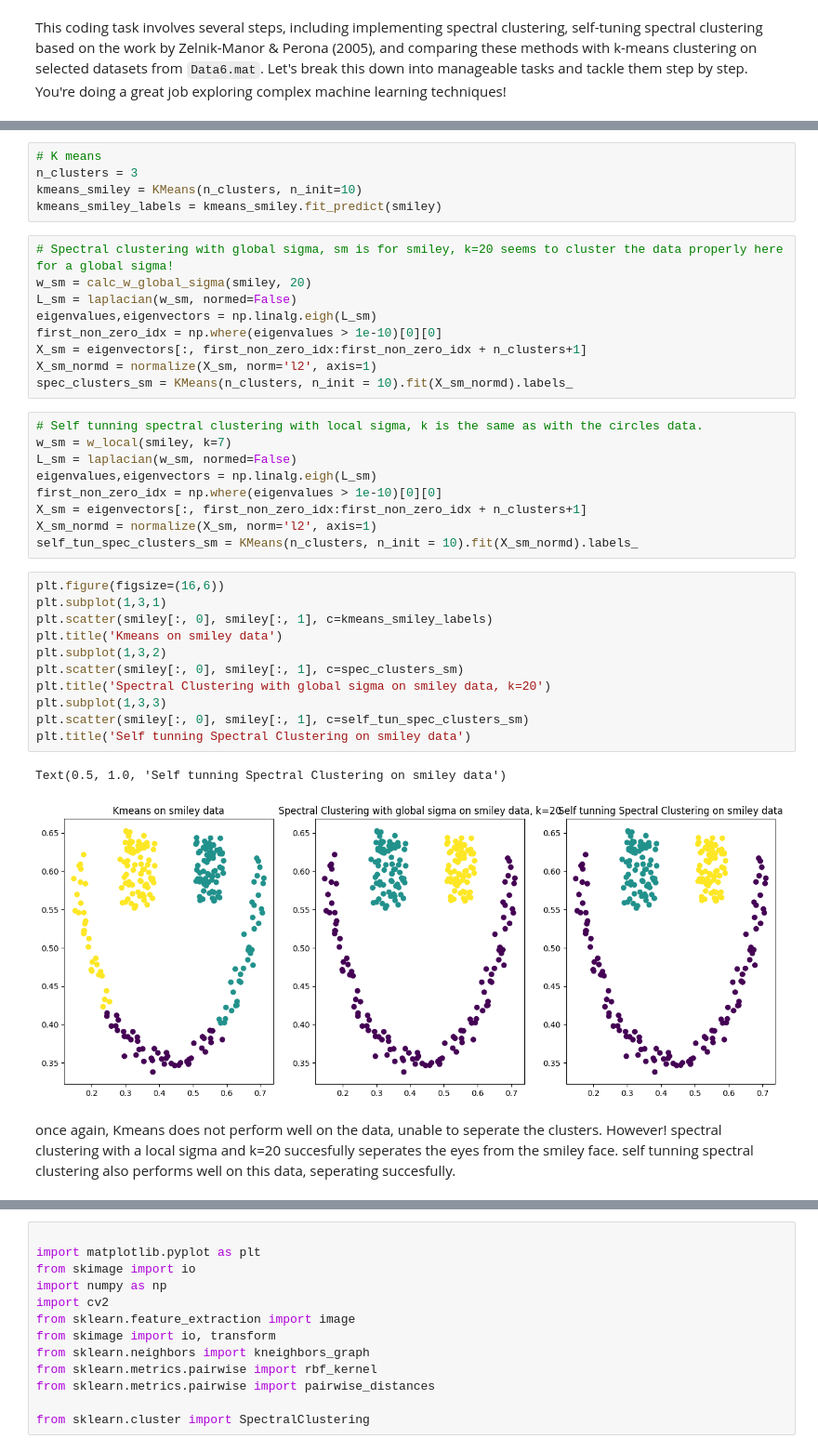
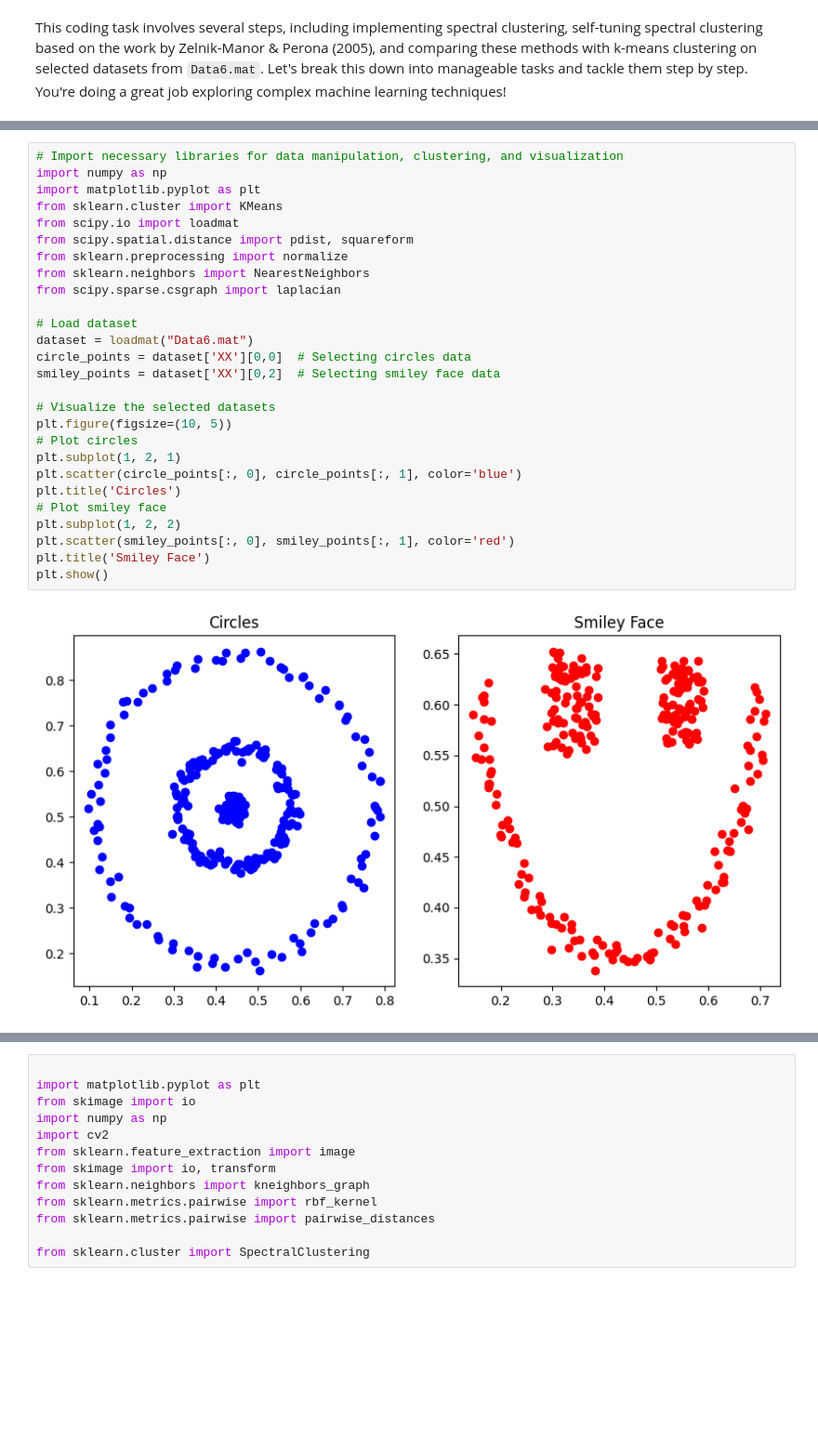
Before and after one commit to AvivGelfand/Geometry-of-Information-Course, a Jupyter notebook: Ex3_GOI.ipynb, the cells around one changed output, grey strips where cells are left out. Shown at 93% size. Drawn from its saved outputs; the diff is of its cells as text; blank space fills up the shorter version.

```diff
--- a/Ex3_GOI.ipynb
+++ b/Ex3_GOI.ipynb
@@ -328,40 +234,29 @@ once we introduce the local sigma with self tunning spectral clustering, the sha
-# %%
-# K means
-n_clusters = 3
-kmeans_smiley = KMeans(n_clusters, n_init=10)
-kmeans_smiley_labels = kmeans_smiley.fit_predict(smiley)
-# %%
-# Spectral clustering with global sigma, sm is for smiley, k=20 seems to cluster the data properly here for a global sigma!
-w_sm = calc_w_global_sigma(smiley, 20)
-L_sm = laplacian(w_sm, normed=False)
-eigenvalues,eigenvectors = np.linalg.eigh(L_sm)
-first_non_zero_idx = np.where(eigenvalues > 1e-10)[0][0]
-X_sm = eigenvectors[:, first_non_zero_idx:first_non_zero_idx + n_clusters+1]
-X_sm_normd = normalize(X_sm, norm='l2', axis=1)
-spec_clusters_sm = KMeans(n_clusters, n_init = 10).fit(X_sm_normd).labels_
-# %%
-# Self tunning spectral clustering with local sigma, k is the same as with the circles data.
-w_sm = w_local(smiley, k=7)
-L_sm = laplacian(w_sm, normed=False)
-eigenvalues,eigenvectors = np.linalg.eigh(L_sm)
-first_non_zero_idx = np.where(eigenvalues > 1e-10)[0][0]
-X_sm = eigenvectors[:, first_non_zero_idx:first_non_zero_idx + n_clusters+1]
-X_sm_normd = normalize(X_sm, norm='l2', axis=1)
-self_tun_spec_clusters_sm = KMeans(n_clusters, n_init = 10).fit(X_sm_normd).labels_
-# %%
-plt.figure(figsize=(16,6))
-plt.subplot(1,3,1)
-plt.scatter(smiley[:, 0], smiley[:, 1], c=kmeans_smiley_labels)
-plt.title('Kmeans on smiley data')
-plt.subplot(1,3,2)
-plt.scatter(smiley[:, 0], smiley[:, 1], c=spec_clusters_sm)
-plt.title('Spectral Clustering with global sigma on smiley data, k=20')
-plt.subplot(1,3,3)
-plt.scatter(smiley[:, 0], smiley[:, 1], c=self_tun_spec_clusters_sm)
-plt.title('Self tunning Spectral Clustering on smiley data')
-# %% [output]
-Text(0.5, 1.0, 'Self tunning Spectral Clustering on smiley data')
-[figure, removed]
-# %% [markdown]
-once again, Kmeans does not perform well on the data, unable to seperate the clusters.
-However! spectral clustering with a local sigma and k=20 succesfully seperates the eyes from the smiley face. self tunning spectral clustering also performs well on this data, seperating succesfully.
+# %%
+# Import necessary libraries for data manipulation, clustering, and visualization
+import numpy as np
+import matplotlib.pyplot as plt
+from sklearn.cluster import KMeans
+from scipy.io import loadmat
+from scipy.spatial.distance import pdist, squareform
+from sklearn.preprocessing import normalize
+from sklearn.neighbors import NearestNeighbors
+from scipy.sparse.csgraph import laplacian
+
+# Load dataset
+dataset = loadmat("Data6.mat")
+circle_points = dataset['XX'][0,0]  # Selecting circles data
+smiley_points = dataset['XX'][0,2]  # Selecting smiley face data
+
+# Visualize the selected datasets
+plt.figure(figsize=(10, 5))
+# Plot circles
+plt.subplot(1, 2, 1)
+plt.scatter(circle_points[:, 0], circle_points[:, 1], color='blue')
+plt.title('Circles')
+# Plot smiley face
+plt.subplot(1, 2, 2)
+plt.scatter(smiley_points[:, 0], smiley_points[:, 1], color='red')
+plt.title('Smiley Face')
+plt.show()
+# %% [output]
+[figure, added]
```
Also changed, not shown: parts of 20 cells of this notebook.
